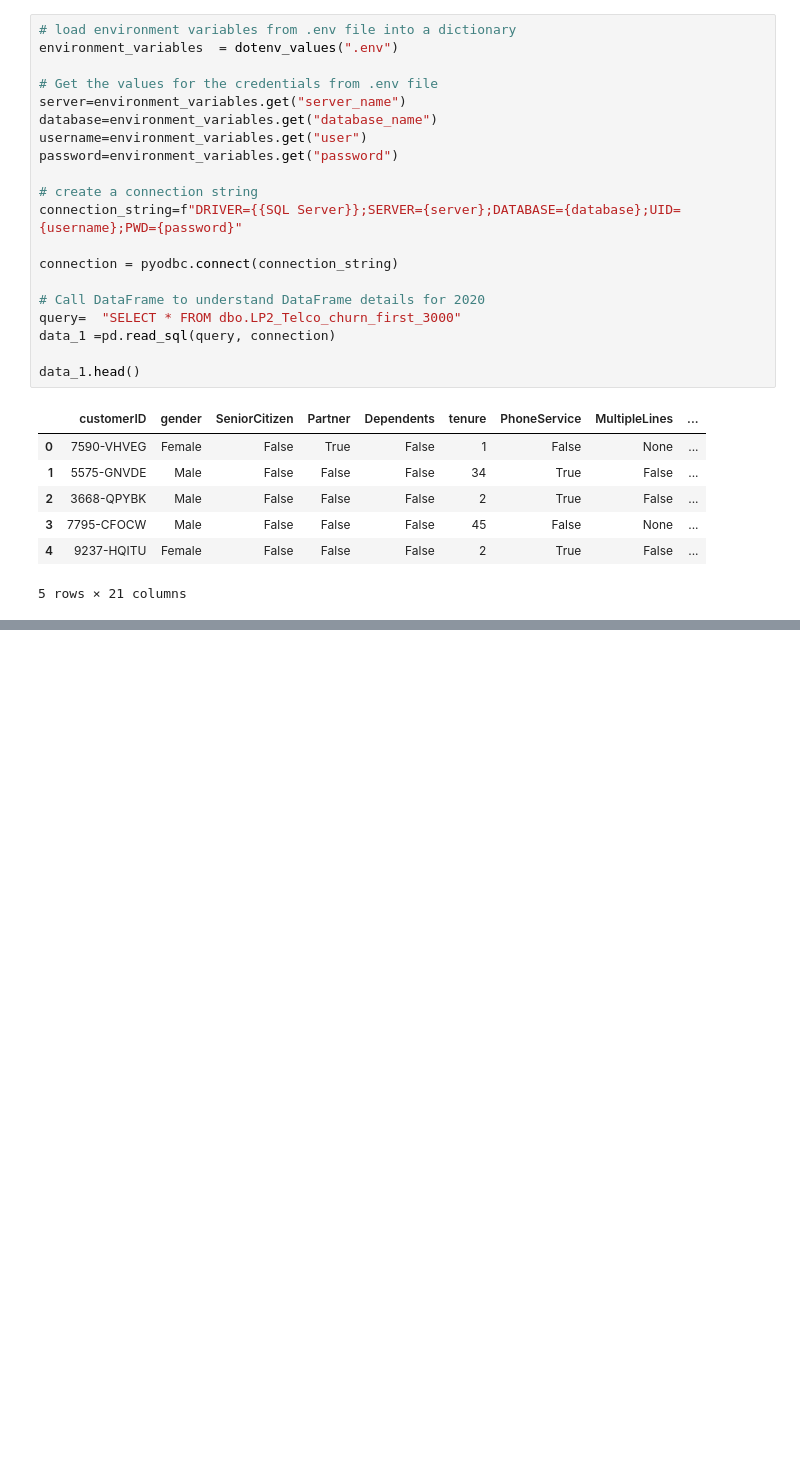
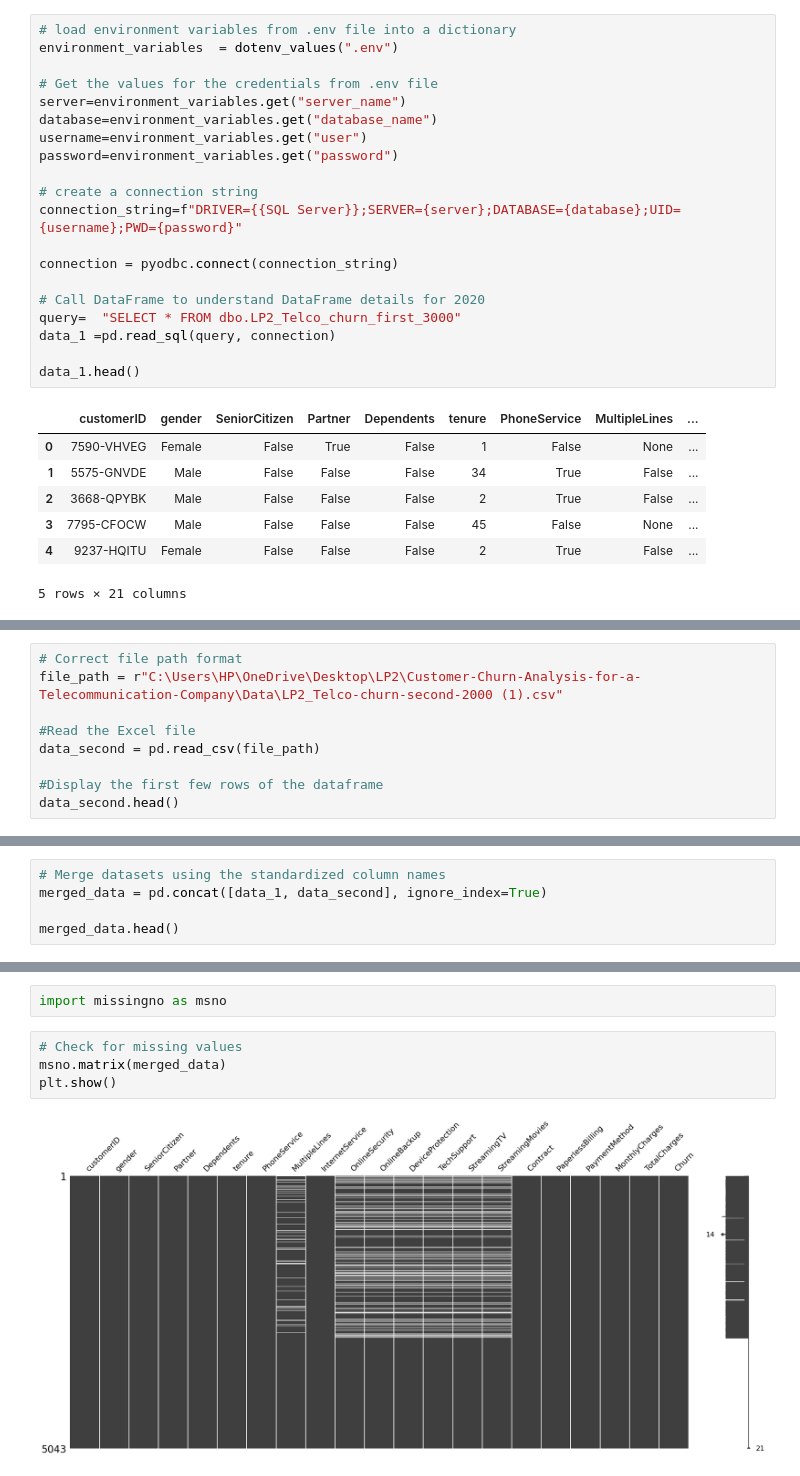
Before and after one commit to Theresah-Essuman/Customer-Churn-Analysis-for-a-Telecommunication-Company, a Jupyter notebook: Notebook/main.ipynb, the cells around one changed output, grey strips where cells are left out. Cells and saved outputs as stored; diff of their text form; blank space fills up the shorter version.

Commit message:
Data preparation

```diff
--- a/Notebook/main.ipynb
+++ b/Notebook/main.ipynb
@@ -91,0 +139,9 @@ data_1.head()
+# %%
+# Correct file path format
+file_path = r"C:\Users\HP\OneDrive\Desktop\LP2\Customer-Churn-Analysis-for-a-Telecommunication-Company\Data\LP2_Telco-churn-second-2000 (1).csv"
+
+#Read the Excel file
+data_second = pd.read_csv(file_path)
+
+#Display the first few rows of the dataframe
+data_second.head()
@@ -91,0 +174,5 @@ data_1.head()
+# %%
+# Merge datasets using the standardized column names
+merged_data = pd.concat([data_1, data_second], ignore_index=True)
+
+merged_data.head()
@@ -91,0 +233,8 @@ data_1.head()
+# %%
+import missingno as msno
+# %%
+# Check for missing values
+msno.matrix(merged_data)
+plt.show()
+# %% [output]
+[figure, added]
```
Also changed, not shown: parts of 72 cells of this notebook, 2 other files.
